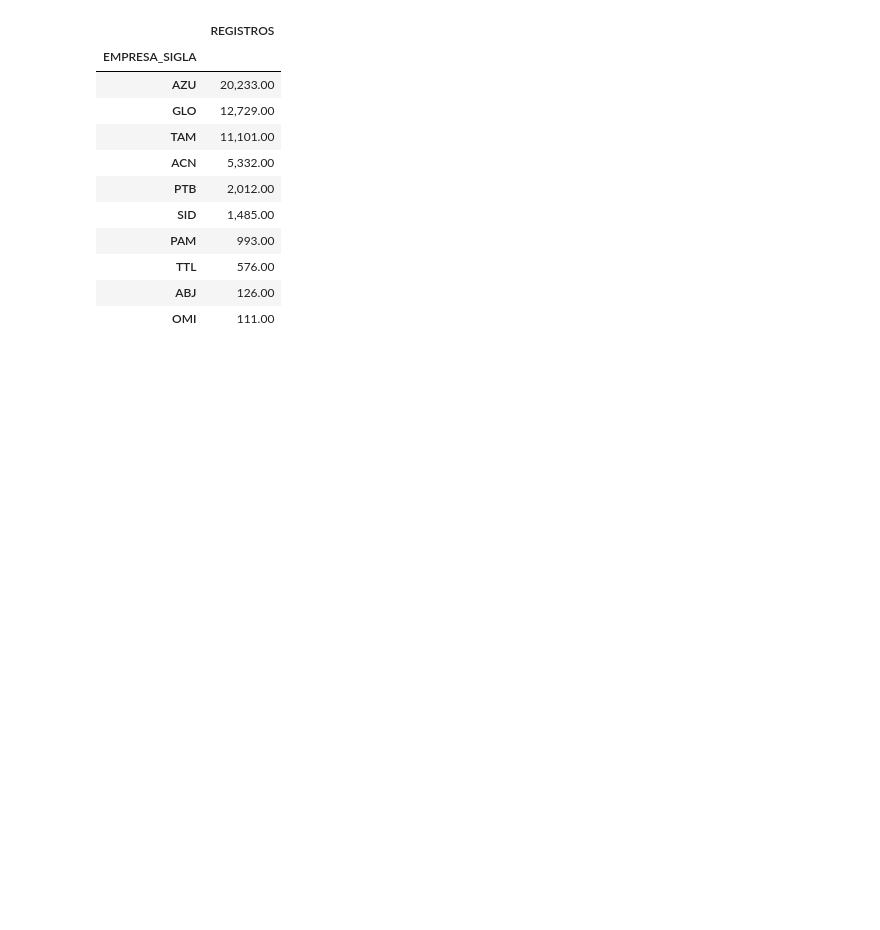
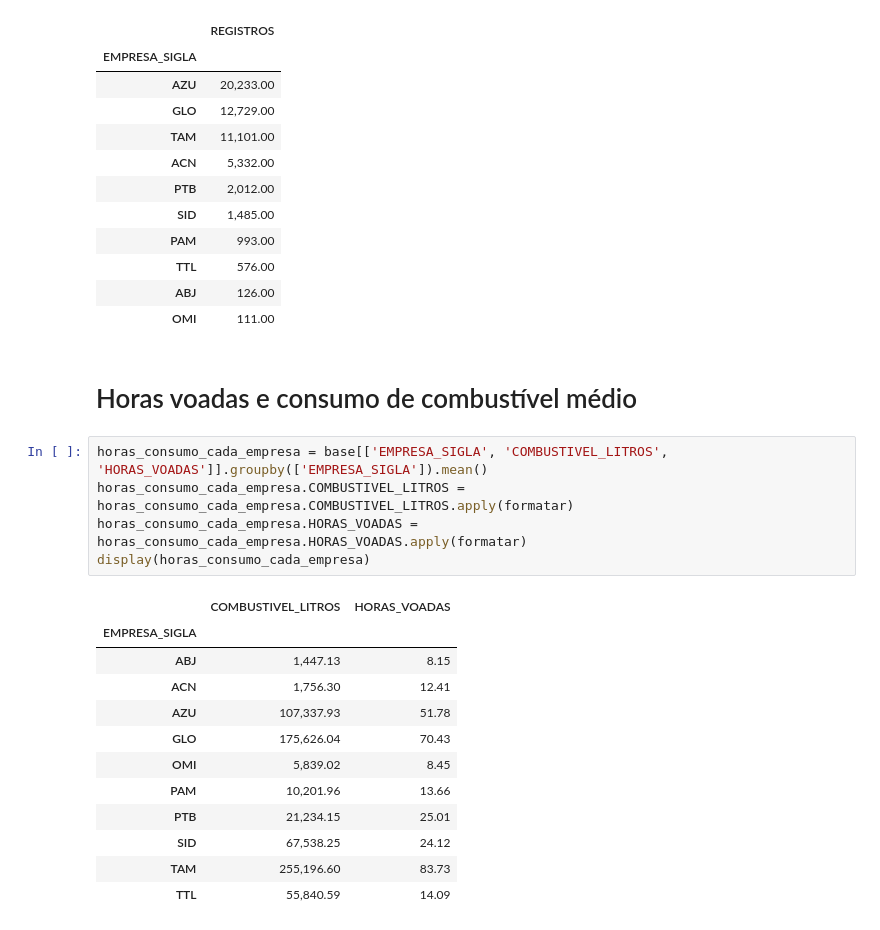
Before and after one commit to lgmro/analise_dados_big_data, a Jupyter notebook: Analise_Descritiva.ipynb, the cells around one changed output. Cells and saved outputs as stored; diff of their text form; blank space fills up the shorter version.

```diff
--- a/Analise_Descritiva.ipynb
+++ b/Analise_Descritiva.ipynb
@@ -275,3 +282,23 @@ display(qta_registro)
 | TTL | 576.00 |
 | ABJ | 126.00 |
 | OMI | 111.00 |
+# %% [markdown]
+# Horas voadas e consumo de combustível médio
+# %%
+horas_consumo_cada_empresa = base[['EMPRESA_SIGLA', 'COMBUSTIVEL_LITROS', 'HORAS_VOADAS']].groupby(['EMPRESA_SIGLA']).mean()
+horas_consumo_cada_empresa.COMBUSTIVEL_LITROS = horas_consumo_cada_empresa.COMBUSTIVEL_LITROS.apply(formatar)
+horas_consumo_cada_empresa.HORAS_VOADAS = horas_consumo_cada_empresa.HORAS_VOADAS.apply(formatar)
+display(horas_consumo_cada_empresa)
+# %% [output]
+|  | COMBUSTIVEL_LITROS | HORAS_VOADAS |
+| EMPRESA_SIGLA |  |  |
+| ABJ | 1,447.13 | 8.15 |
+| ACN | 1,756.30 | 12.41 |
+| AZU | 107,337.93 | 51.78 |
+| GLO | 175,626.04 | 70.43 |
+| OMI | 5,839.02 | 8.45 |
+| PAM | 10,201.96 | 13.66 |
+| PTB | 21,234.15 | 25.01 |
+| SID | 67,538.25 | 24.12 |
+| TAM | 255,196.60 | 83.73 |
+| TTL | 55,840.59 | 14.09 |
```
Also changed, not shown: parts of 2 cells of this notebook.
